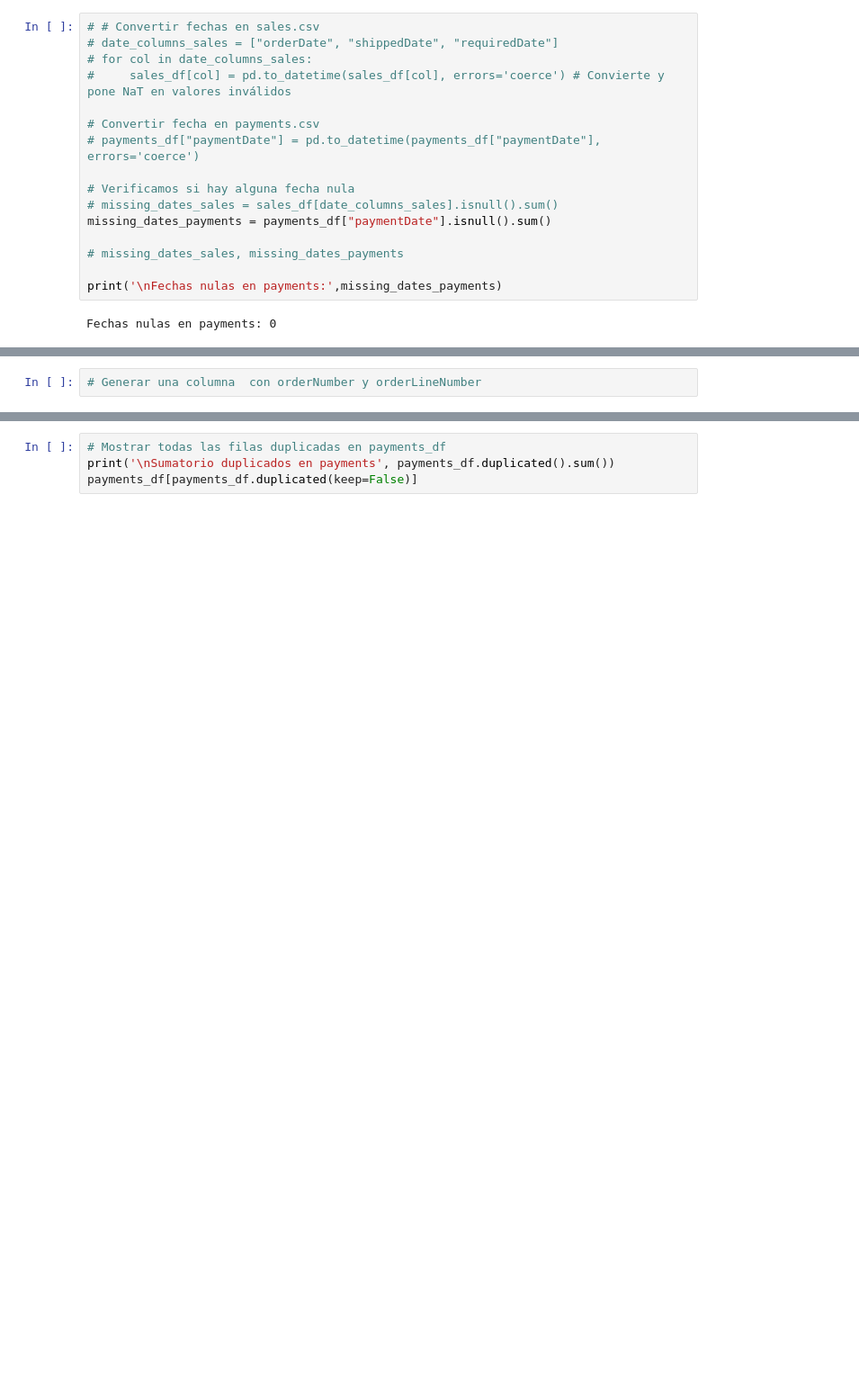
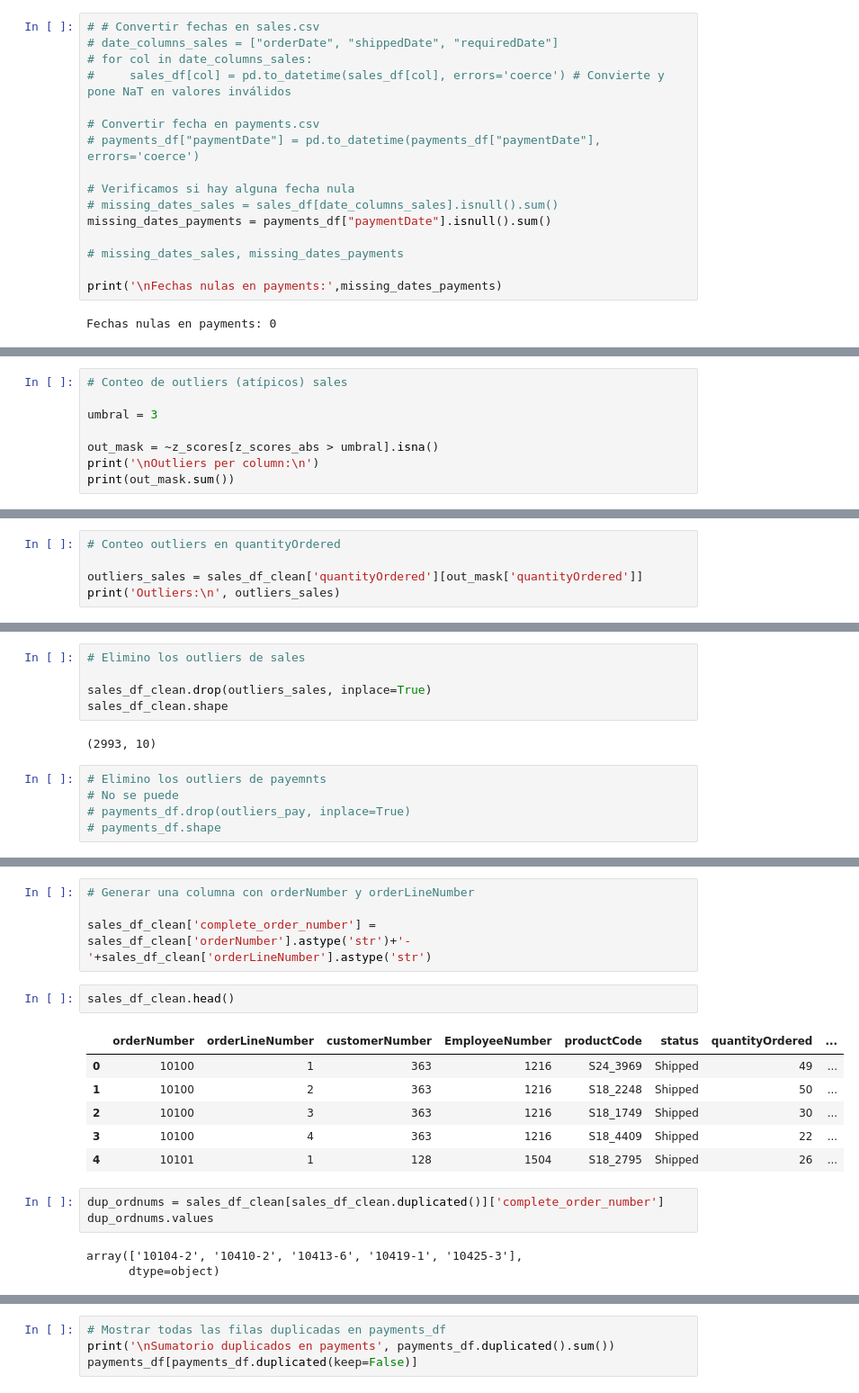
Before and after one commit to CarlosEsteve/python, a Jupyter notebook: Pandas/04.1.Ejercicio_DataQ_Perfilado_Propio.ipynb, the cells around one changed output, grey strips where cells are left out. Shown at 90% size. Cells and saved outputs as stored; diff of their text form; blank space fills up the shorter version.

```diff
--- a/Pandas/04.1.Ejercicio_DataQ_Perfilado_Propio.ipynb
+++ b/Pandas/04.1.Ejercicio_DataQ_Perfilado_Propio.ipynb
@@ -265,0 +292,8 @@ Fechas nulas en payments: 0
+# %%
+# Conteo de outliers (atípicos) sales
+
+umbral = 3
+
+out_mask = ~z_scores[z_scores_abs > umbral].isna()
+print('\nOutliers per column:\n')
+print(out_mask.sum())
@@ -265,0 +376,5 @@ Fechas nulas en payments: 0
+# %%
+# Conteo outliers en quantityOrdered
+
+outliers_sales = sales_df_clean['quantityOrdered'][out_mask['quantityOrdered']]
+print('Outliers:\n', outliers_sales)
@@ -266,3 +414,15 @@ Fechas nulas en payments: 0
+# %%
+# Elimino los outliers de sales
+
+sales_df_clean.drop(outliers_sales, inplace=True)
+sales_df_clean.shape
+# %% [output]
+(2993, 10)
+# %%
+# Elimino los outliers de payemnts
+# No se puede
+# payments_df.drop(outliers_pay, inplace=True)
+# payments_df.shape
 # %%
 # Mostrar todas las filas duplicadas en sales_df_clean
 print('\nSumatorio duplicados en sales', sales_df_clean.duplicated().sum())
@@ -281,4 +441,21 @@ Sumatorio duplicados en sales 5
 | 2989 | 10425 | 3 | 119 | 1370 | S18_2238 | In Process | 28 | ... |
 | 2990 | 10425 | 3 | 119 | 1370 | S18_2238 | In Process | 28 | ... |
 # %%
-# Generar una columna  con orderNumber y orderLineNumber
+# Generar una columna con orderNumber y orderLineNumber
+
+sales_df_clean['complete_order_number'] = sales_df_clean['orderNumber'].astype('str')+'-'+sales_df_clean['orderLineNumber'].astype('str')
+# %%
+sales_df_clean.head()
+# %% [output]
+|  | orderNumber | orderLineNumber | customerNumber | EmployeeNumber | productCode | status | quantityOrdered | ... |
+| 0 | 10100 | 1 | 363 | 1216 | S24_3969 | Shipped | 49 | ... |
+| 1 | 10100 | 2 | 363 | 1216 | S18_2248 | Shipped | 50 | ... |
+| 2 | 10100 | 3 | 363 | 1216 | S18_1749 | Shipped | 30 | ... |
+| 3 | 10100 | 4 | 363 | 1216 | S18_4409 | Shipped | 22 | ... |
+| 4 | 10101 | 1 | 128 | 1504 | S18_2795 | Shipped | 26 | ... |
+# %%
+dup_ordnums = sales_df_clean[sales_df_clean.duplicated()]['complete_order_number']
+dup_ordnums.values
+# %% [output]
+array(['10104-2', '10410-2', '10413-6', '10419-1', '10425-3'],
+      dtype=object)
```
Also changed, not shown: parts of 18 cells of this notebook, 2 other files.
